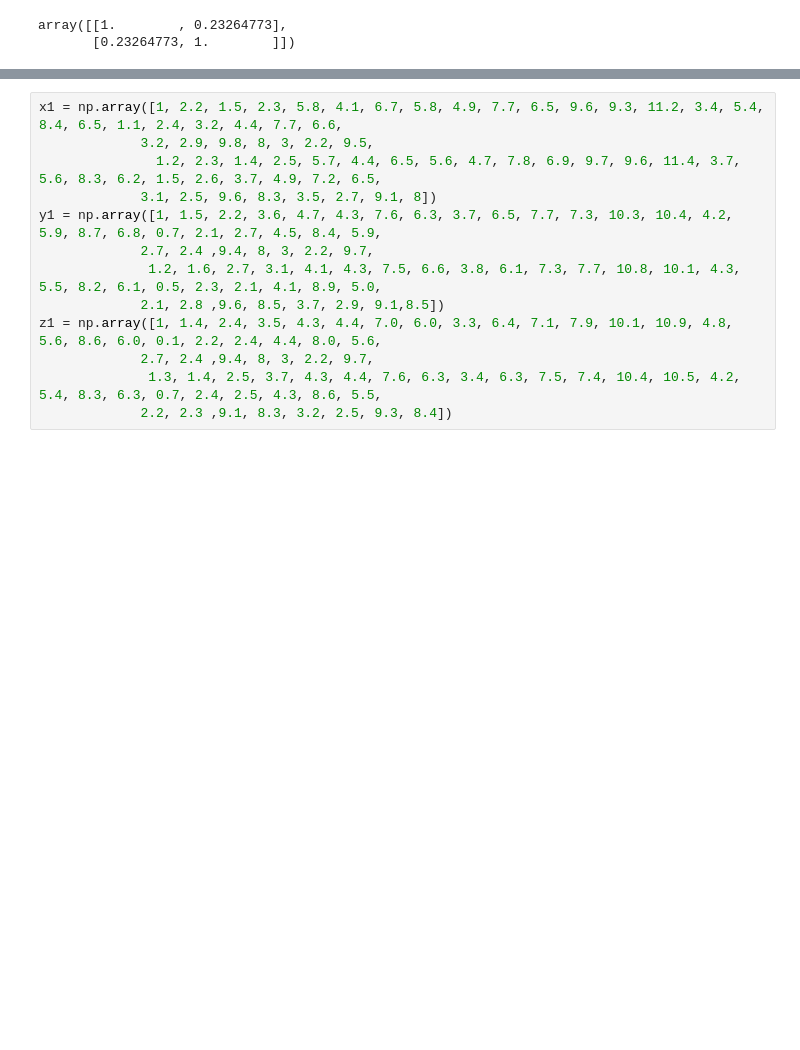
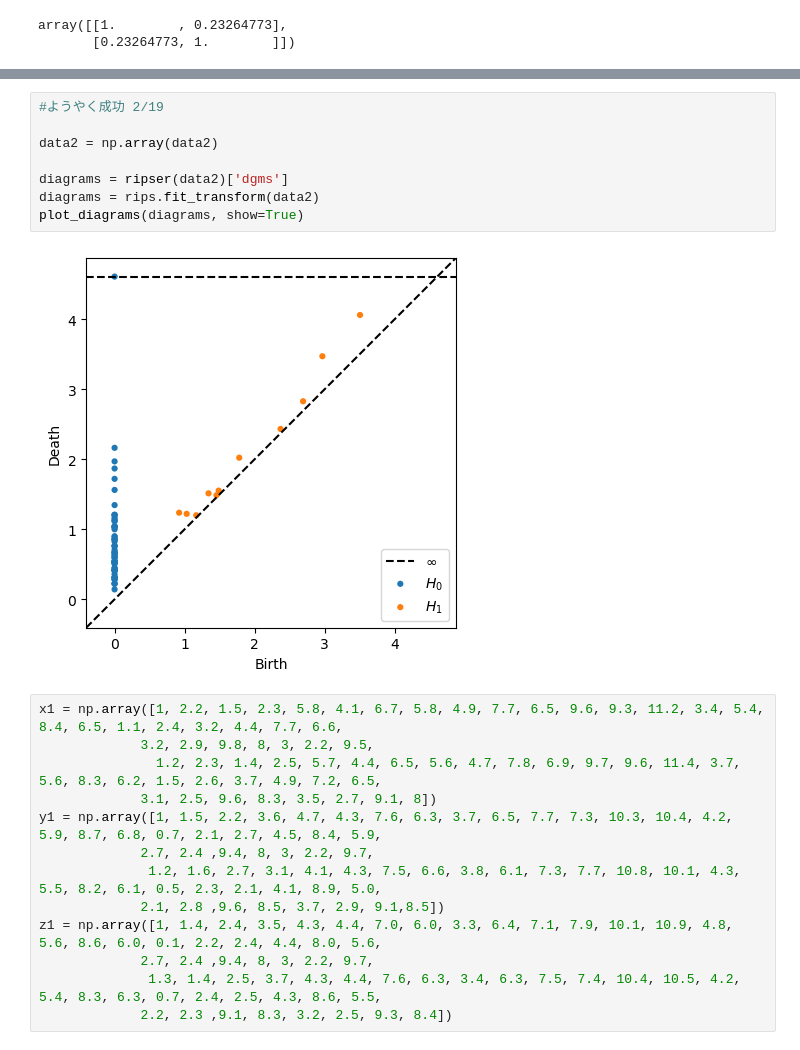
Before and after one commit to mdona0/Python-project, a Jupyter notebook: TDAsampleData.ipynb, the cells around one changed output, grey strips where cells are left out. Saved outputs shown, nothing was run; the diff lists cells and outputs as text; blank space fills up the shorter version.

```diff
--- a/TDAsampleData.ipynb
+++ b/TDAsampleData.ipynb
@@ -76,3 +201,13 @@ plot_diagrams(diagrams2, show=True)
+# %%
+#ようやく成功 2/19
+
+data2 = np.array(data2)
+
+diagrams = ripser(data2)['dgms']
+diagrams = rips.fit_transform(data2)
+plot_diagrams(diagrams, show=True)
+# %% [output]
+[figure, added]
 # %%
 x1 = np.array([1, 2.2, 1.5, 2.3, 5.8, 4.1, 6.7, 5.8, 4.9, 7.7, 6.5, 9.6, 9.3, 11.2, 3.4, 5.4, 8.4, 6.5, 1.1, 2.4, 3.2, 4.4, 7.7, 6.6,
              3.2, 2.9, 9.8, 8, 3, 2.2, 9.5,
```
Also changed, not shown: parts of 22 cells of this notebook.
